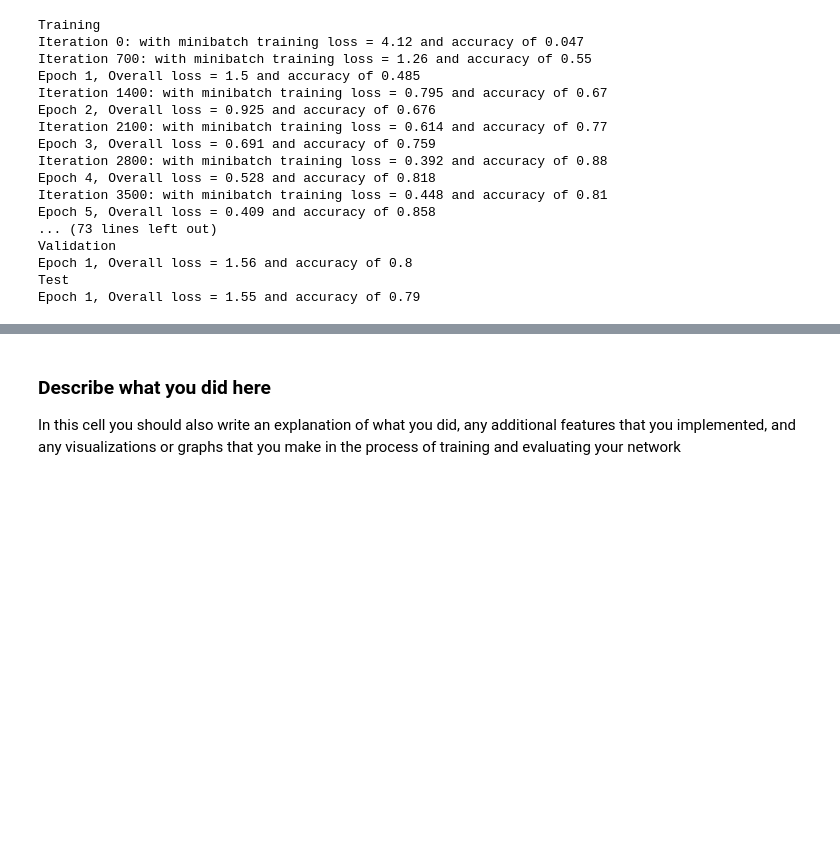
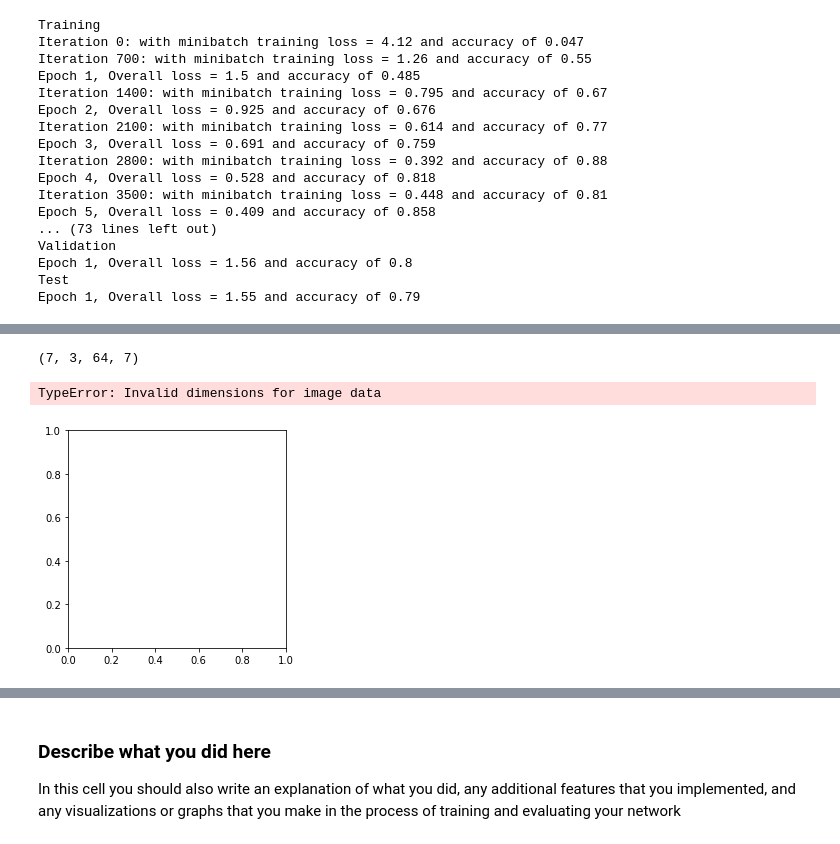
Before and after one commit to h-bo/CS231n-2, a Jupyter notebook: assignment2/TensorFlow.ipynb, the cells around one changed output, grey strips where cells are left out. Drawn from its saved outputs; the diff is of its cells as text; code cells hidden in the pictures; blank space fills up the shorter version.

```diff
--- a/assignment2/TensorFlow.ipynb
+++ b/assignment2/TensorFlow.ipynb
@@ -820,9 +833,13 @@ ValueError: Shapes must be equal rank, but are 2 and 4
 # %%
 # Visualise weights
 from cs231n.vis_utils import visualize_grid
-
-grid = visualize_grid(W1.transpose(0, 2, 3, 1))
+print(W1[0][0].transpose(0, 2, 3, 1).shape)
+grid = visualize_grid(W1[0][0].transpose(0, 2, 3, 1))
 plt.imshow(grid.astype('uint8'))
 plt.axis('off')
 plt.gcf().set_size_inches(5, 5)
 plt.show()
+# %% [output]
+(7, 3, 64, 7)
+TypeError: Invalid dimensions for image data
+[figure, added]
```
Also changed, not shown: parts of 4 cells of this notebook.
